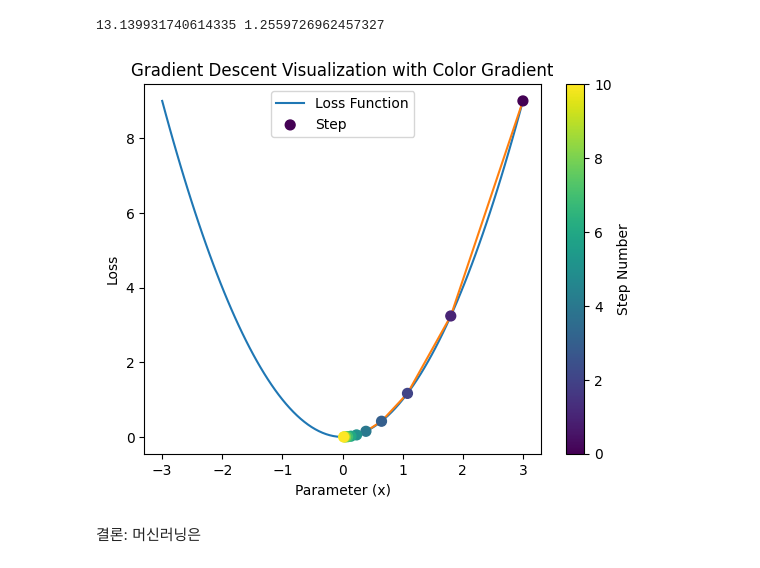
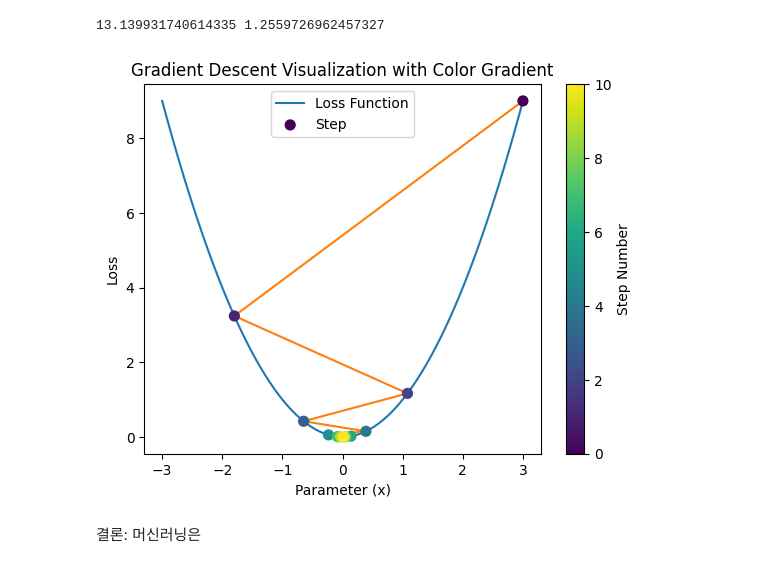
Before and after one commit to Potdooshami/The-3rd-POSTECH-Youth-Mathematical-Artificial-Intelligence-Academy, a Jupyter notebook: PYMAIA3_SVM실습.ipynb, the cells around one changed output. Saved outputs shown, nothing was run; the diff lists cells and outputs as text; code cells hidden in the pictures.

```diff
--- a/PYMAIA3_SVM실습.ipynb
+++ b/PYMAIA3_SVM실습.ipynb
@@ -429,38 +439,38 @@ def gradient(x):
 
 # 경사하강법
 x = 3  # 초기값
-learning_rate = 0.2# @param {type:"raw"}
+learning_rate = .8# @param {type:"raw"}
 steps = 10
 history = [x]
 
 for _ in range(steps):
     grad = gradient(x)
     x -= learning_rate * grad  # 업데이트
     history.append(x)
 
 # 시각화
 x_vals = np.linspace(-3, 3, 100)
 y_vals = loss(x_vals)
 
 # 컬러맵 데이터 준비
 steps_array = np.arange(len(history))  # 단계 수를 나타내는 배열
 colors = plt.cm.viridis(steps_array / len(history))  # 단계별 색상 매핑
 
 plt.plot(x_vals, y_vals, label="Loss Function")
 plt.plot(history,[loss(x) for x in history])
 scatter = plt.scatter(history, [loss(x) for x in history], c=steps_array, cmap="viridis", s=50, zorder=5,label='Step')
 
 # 컬러바 추가
 cbar = plt.colorbar(scatter)
 cbar.set_label("Step Number")
 
 plt.title("Gradient Descent Visualization with Color Gradient")
 plt.xlabel("Parameter (x)")
 plt.ylabel("Loss")
 plt.legend()
 plt.show()
 # %% [output]
-[figure, old version]
+[figure, new version]
 # %% [markdown]
 결론: 머신러닝은
 # %% [markdown]
```
Also changed, not shown: parts of 8 cells of this notebook.
